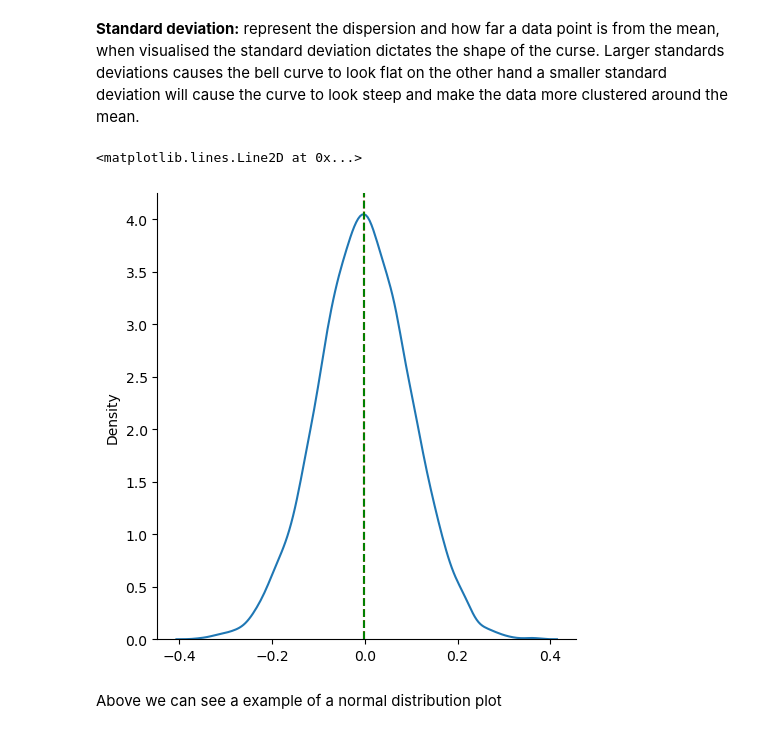
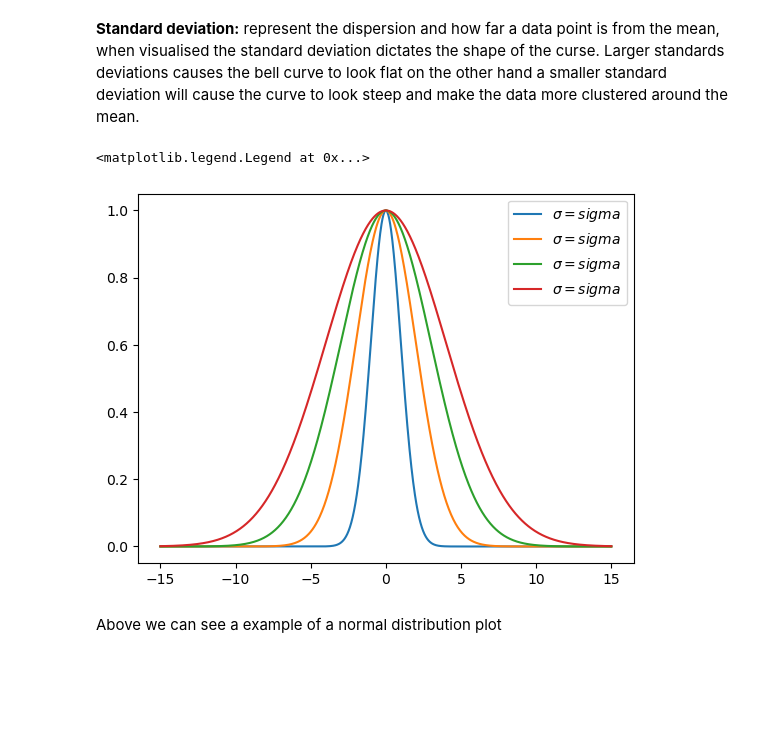
Before and after one commit to ReRiva/funddata-assessment, a Jupyter notebook: Assessment/normal-distribution-project.ipynb, the cells around one changed output. Drawn from its saved outputs; the diff is of its cells as text; code cells hidden in the pictures; blank space fills up the shorter version.

Commit message:
Plots added

```diff
--- a/Assessment/normal-distribution-project.ipynb
+++ b/Assessment/normal-distribution-project.ipynb
@@ -14,21 +33,22 @@ Normal Distribution, also known as Gaussian or Gauss distribution is a type of p
 # %% [markdown]
 **Standard deviation:** represent the dispersion and how far a data point is from the mean, when visualised the standard deviation dictates the shape of the curse. Larger standards deviations causes the bell curve to look flat on the other hand a smaller standard deviation will cause the curve to look steep and make the data more clustered around the mean.
 # %%
-#Creating a random generator
-rng = np.random.default_rng(10)
+## Example of mean effect on a normal distribuition shape
 
-#Generating the data
-mu = 0
-sigma = 0.1
-x = rng.normal(mu,sigma,size=10000)
+rng = np.random.default_rng()
 
-#create normal distribution histogram
-sns.displot(x, kind="kde")
-plt.axvline(np.mean(x), color="red", linestyle="--")
-plt.axvline(np.median(x), color="green", linestyle="--")
+#Mean and standart deviation
+mu, sigma = 0.0 , 3.0
+
+## Creating values for X
+x = np.linspace(-15, 15, 1000)
+
+for sigma in [1.0, 2.0, 3.0, 4.0]:
+    plt.plot(x, np.exp(-((x-mu)**2 / (2 * sigma**2))), label= rf'$\sigma = sigma$')
+plt.legend()
 # %% [output]
-<matplotlib.lines.Line2D at 0x...>
+<matplotlib.legend.Legend at 0x...>
-[figure, old version]
+[figure, new version]
 # %% [markdown]
 Above we can see a example of a normal distribution plot
 # %% [markdown]
```
Also changed, not shown: parts of 4 cells of this notebook.
